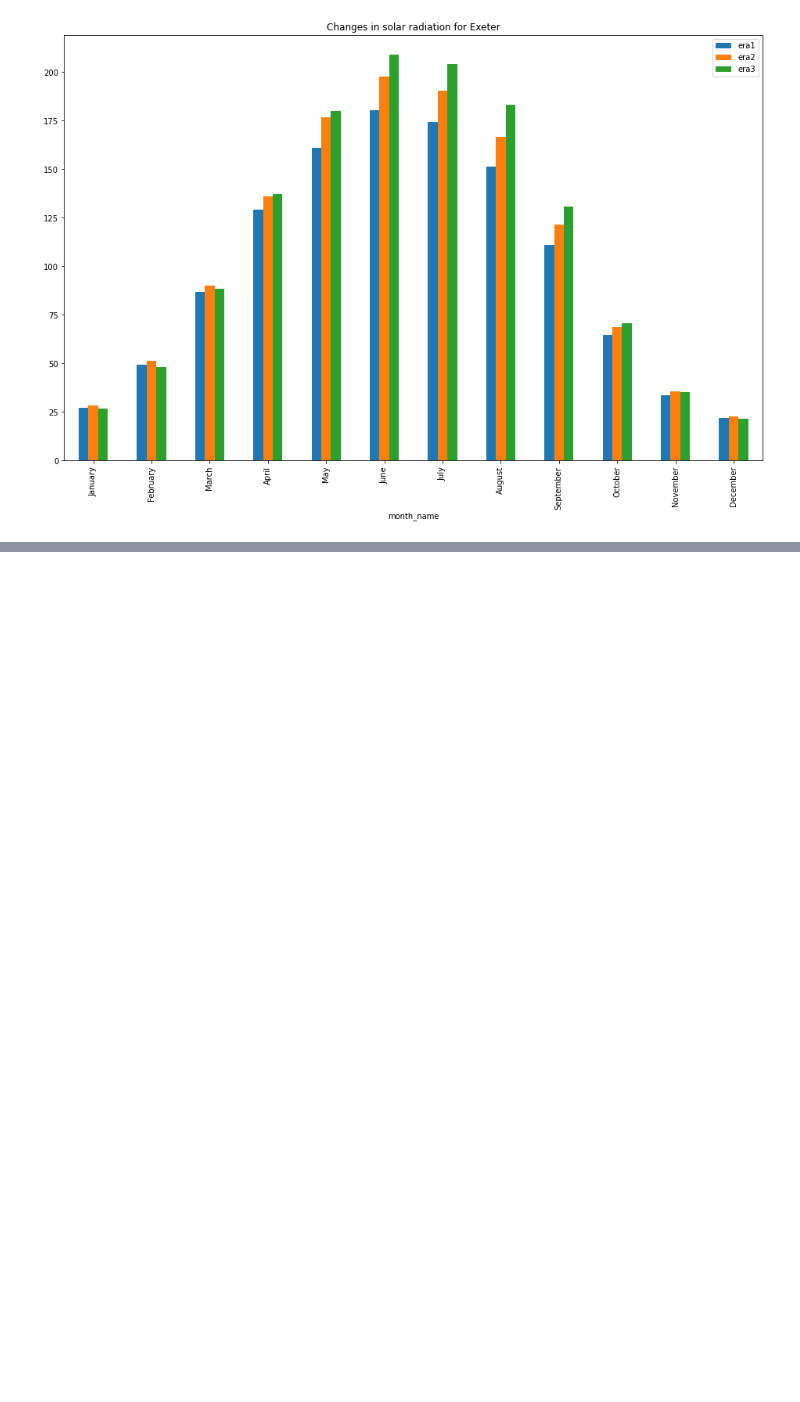
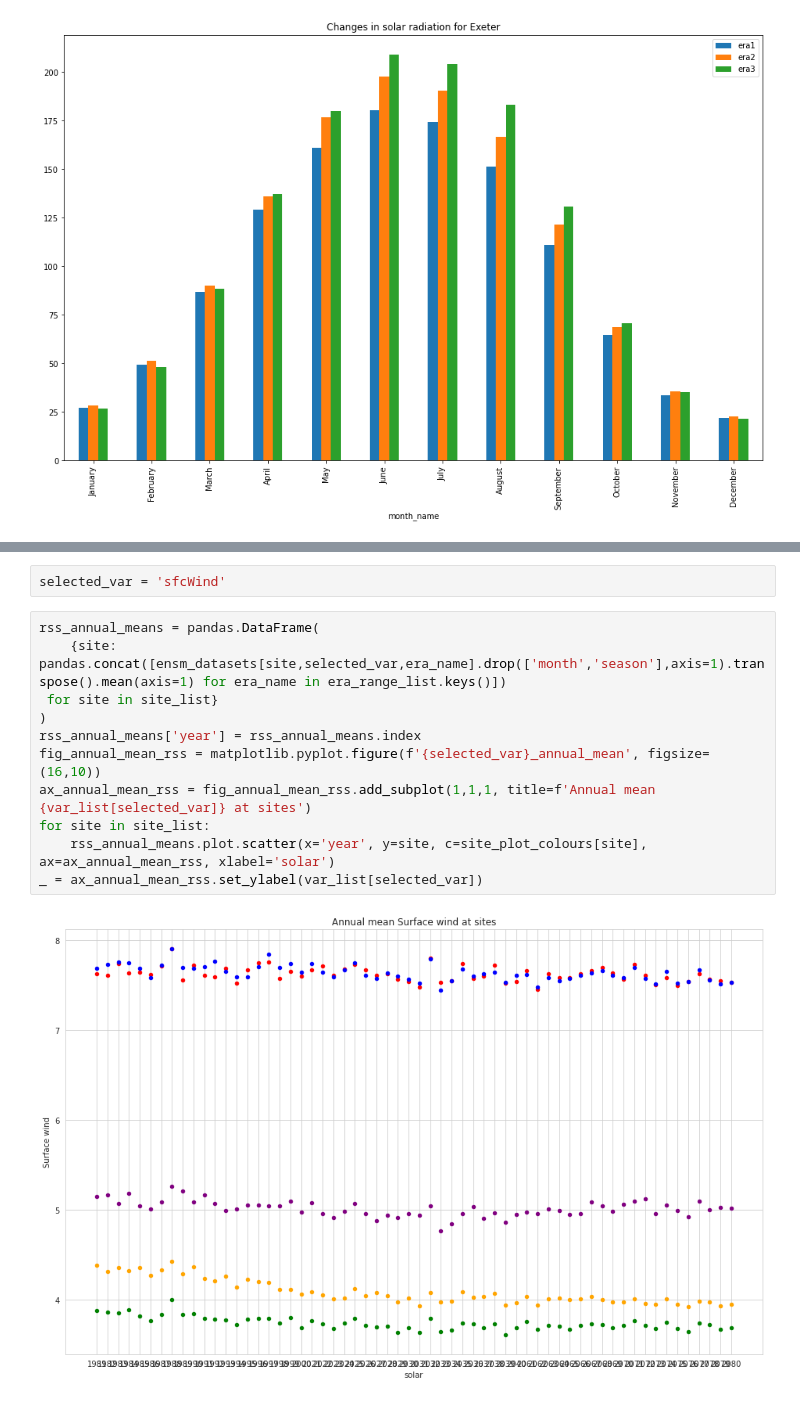
Before and after one commit to informatics-lab/UsingClimateData, a Jupyter notebook: 03_climate_change_impact_examples.ipynb, the cells around one changed output, grey strips where cells are left out. Drawn from its saved outputs; the diff is of its cells as text; blank space fills up the shorter version.

```diff
--- a/03_climate_change_impact_examples.ipynb
+++ b/03_climate_change_impact_examples.ipynb
@@ -86,0 +207,15 @@ impacts on health from min and max temperatures in heat waves - maybe affect the
+# %%
+selected_var = 'sfcWind'
+# %%
+rss_annual_means = pandas.DataFrame(
+    {site: pandas.concat([ensm_datasets[site,selected_var,era_name].drop(['month','season'],axis=1).transpose().mean(axis=1) for era_name in era_range_list.keys()])
+ for site in site_list}
+)
+rss_annual_means['year'] = rss_annual_means.index
+fig_annual_mean_rss = matplotlib.pyplot.figure(f'{selected_var}_annual_mean', figsize=(16,10))
+ax_annual_mean_rss = fig_annual_mean_rss.add_subplot(1,1,1, title=f'Annual mean {var_list[selected_var]} at sites')
+for site in site_list:
+    rss_annual_means.plot.scatter(x='year', y=site, c=site_plot_colours[site], ax=ax_annual_mean_rss, xlabel='solar')
+_ = ax_annual_mean_rss.set_ylabel(var_list[selected_var])
+# %% [output]
+[figure, added]
```
Also changed, not shown: parts of 45 cells of this notebook, 1 other file.
